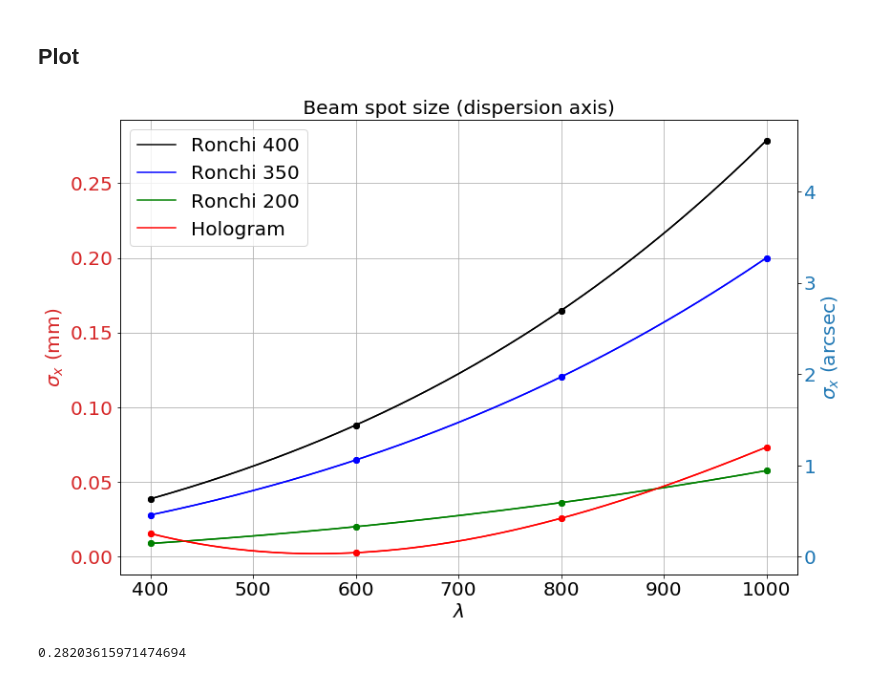
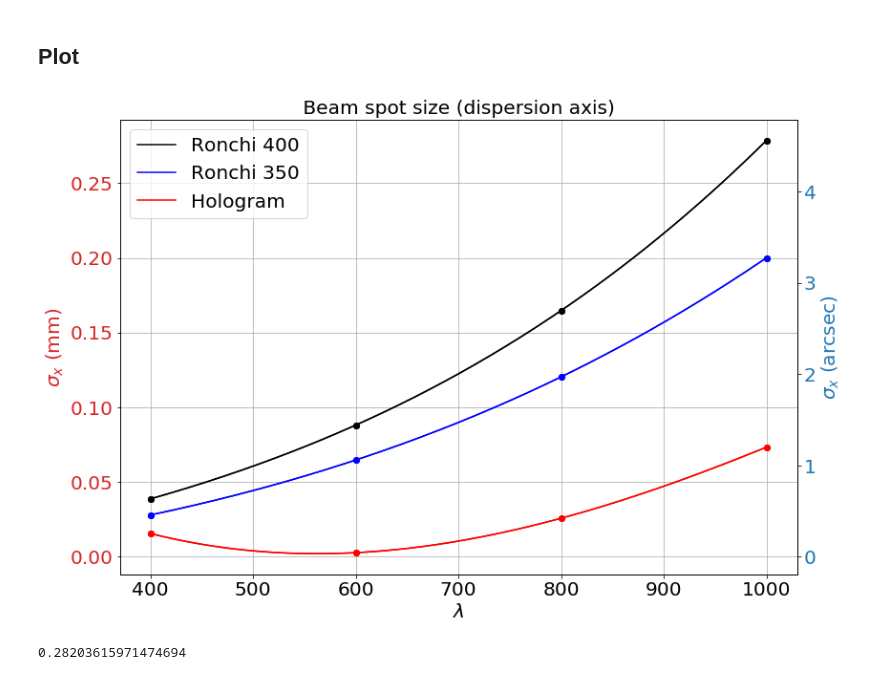
Before and after one commit to sylvielsstfr/OpticSimWthB4, a Jupyter notebook: DrawPSF/notebooks/DrawResolution.ipynb, the cells around one changed output. Cells and saved outputs as stored; diff of their text form; code cells hidden in the pictures.

```diff
--- a/DrawPSF/notebooks/DrawResolution.ipynb
+++ b/DrawPSF/notebooks/DrawResolution.ipynb
@@ -219,36 +219,42 @@ color = 'tab:red'
 
 idx=0
 for Yint in all_Yint_mm:
+    if idx==2:
+        idx+=1
+        continue
     ax1.plot(WL,all_reso[idx],"o",color=disperser_color[idx])
     ax1.plot(Xint,Yint,'-',label=disperser_name[idx],color=disperser_color[idx])
     idx+=1
 
 ax1.set_title(" Beam spot size (dispersion axis) ")
 ax1.set_xlabel("$\lambda$")
 ax1.set_ylabel("$\sigma_x$ (mm)",color=color)
 ax1.grid()
 ax1.legend()
 ax1.tick_params(axis='y', labelcolor=color)
 
 ax2 = ax1.twinx()  # instantiate a second axes that shares the same x-axis
 
 color = 'tab:blue'
 idx=0
 for Yint in all_Yint_arcsec:
+    if idx==2:
+        idx+=1
+        continue
     ax2.plot(WL,all_reso[idx]*plt_scale,"o",color=disperser_color[idx])
     ax2.plot(Xint,Yint,'-',label=disperser_name[idx],color=disperser_color[idx])
     idx+=1
 
 
 ax2.set_ylabel('$\sigma_x$ (arcsec)', color=color)  # we already handled the x-label with ax1
 #ax2.plot(t, data2, color=color)
 ax2.tick_params(axis='y', labelcolor=color)
 
 fig.tight_layout()  # otherwise the right y-label is slightly clipped
 plt.savefig("RESOLUTION_PSF_CTIO.pdf")
 plt.show()
 # %% [output]
-[figure, old version]
+[figure, new version]
 # %%
 idx=find_nearest_idx(Xint,750)
 # %%
```
Also changed, not shown: parts of 3 cells of this notebook, 2 other files.
